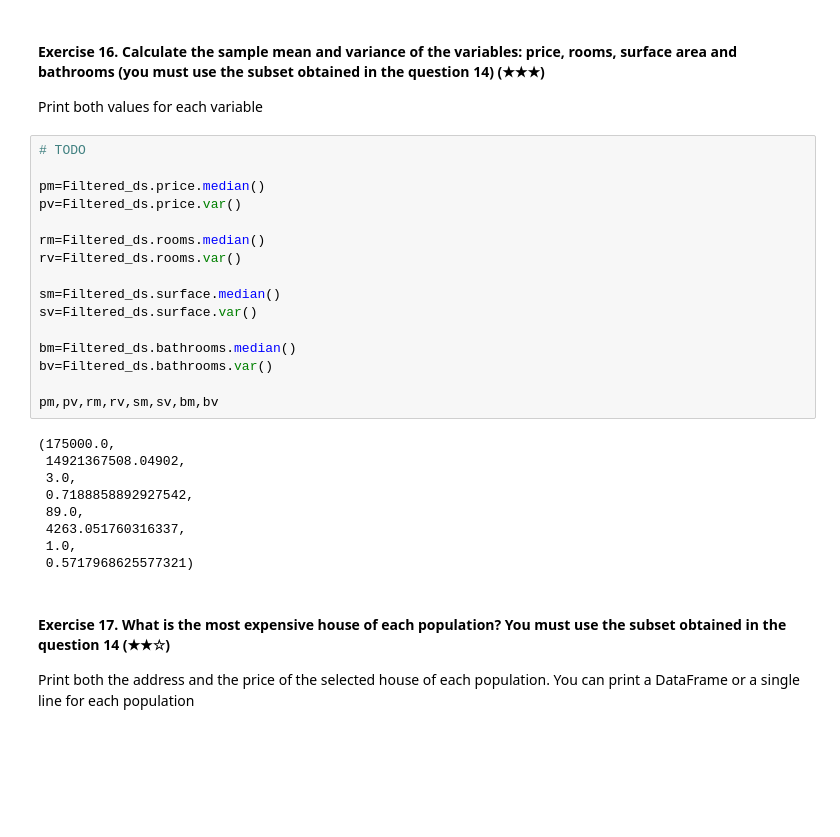
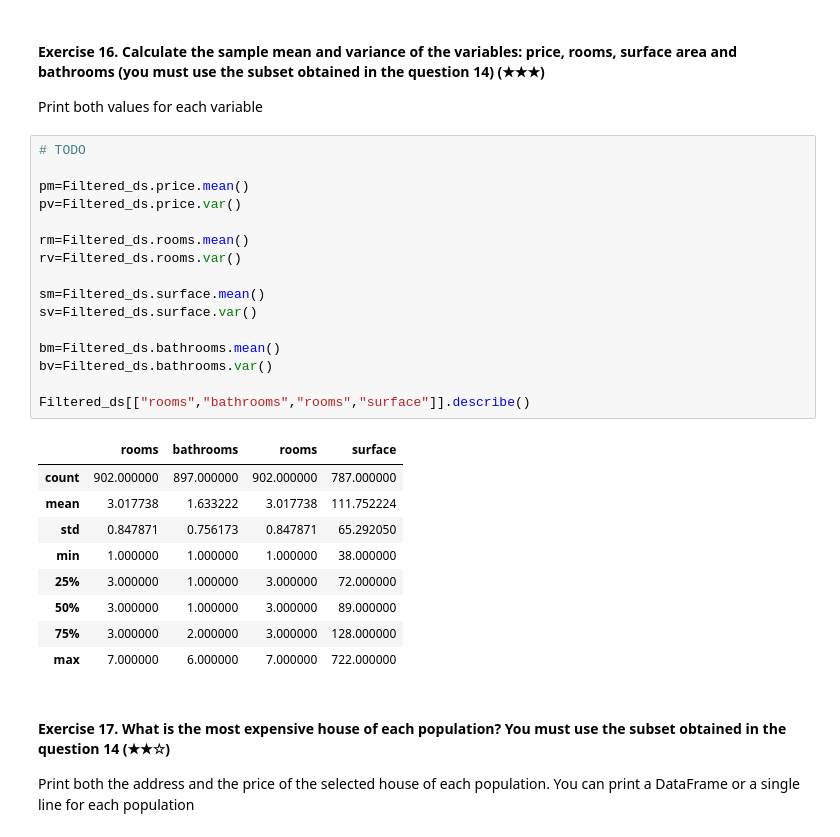
Before and after one commit to jose90fcm/realestate-datacleanup-exercise-FernandoC, a Jupyter notebook: project.ipynb, the cells around one changed output. Saved outputs shown, nothing was run; the diff lists cells and outputs as text; blank space fills up the shorter version.

```diff
--- a/project.ipynb
+++ b/project.ipynb
@@ -316,28 +306,29 @@ Print both values for each variable
 # %%
 # TODO
 
-pm=Filtered_ds.price.median()
+pm=Filtered_ds.price.mean()
 pv=Filtered_ds.price.var()
 
-rm=Filtered_ds.rooms.median()
+rm=Filtered_ds.rooms.mean()
 rv=Filtered_ds.rooms.var()
 
-sm=Filtered_ds.surface.median()
+sm=Filtered_ds.surface.mean()
 sv=Filtered_ds.surface.var()
 
-bm=Filtered_ds.bathrooms.median()
+bm=Filtered_ds.bathrooms.mean()
 bv=Filtered_ds.bathrooms.var()
 
-pm,pv,rm,rv,sm,sv,bm,bv
+Filtered_ds[["rooms","bathrooms","rooms","surface"]].describe()
 # %% [output]
-(175000.0,
- 14921367508.04902,
- 3.0,
- 0.7188858892927542,
- 89.0,
- 4263.051760316337,
- 1.0,
- 0.5717968625577321)
+|  | rooms | bathrooms | rooms | surface |
+| count | 902.000000 | 897.000000 | 902.000000 | 787.000000 |
+| mean | 3.017738 | 1.633222 | 3.017738 | 111.752224 |
+| std | 0.847871 | 0.756173 | 0.847871 | 65.292050 |
+| min | 1.000000 | 1.000000 | 1.000000 | 38.000000 |
+| 25% | 3.000000 | 1.000000 | 3.000000 | 72.000000 |
+| 50% | 3.000000 | 1.000000 | 3.000000 | 89.000000 |
+| 75% | 3.000000 | 2.000000 | 3.000000 | 128.000000 |
+| max | 7.000000 | 6.000000 | 7.000000 | 722.000000 |
 # %% [markdown]
 #### Exercise 17. What is the most expensive house of each population? You must use the subset obtained in the question 14 (★★☆)
 
```
Also changed, not shown: parts of 4 cells of this notebook.
